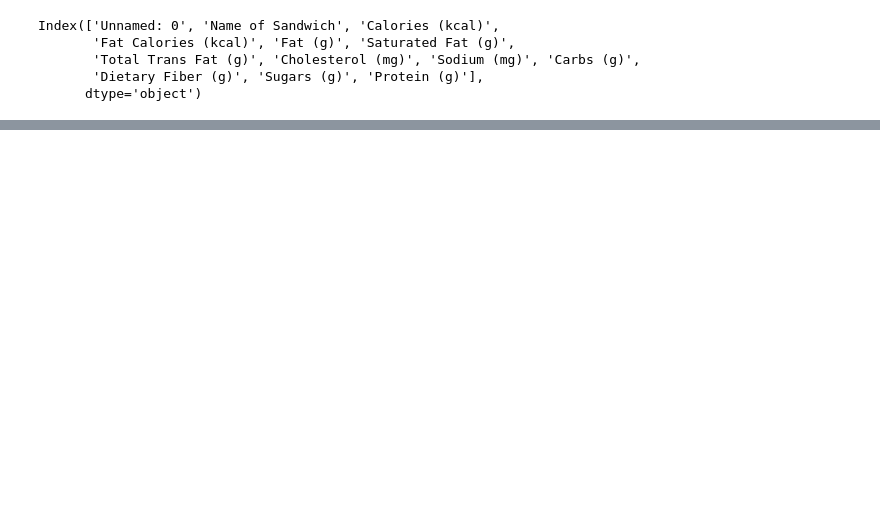
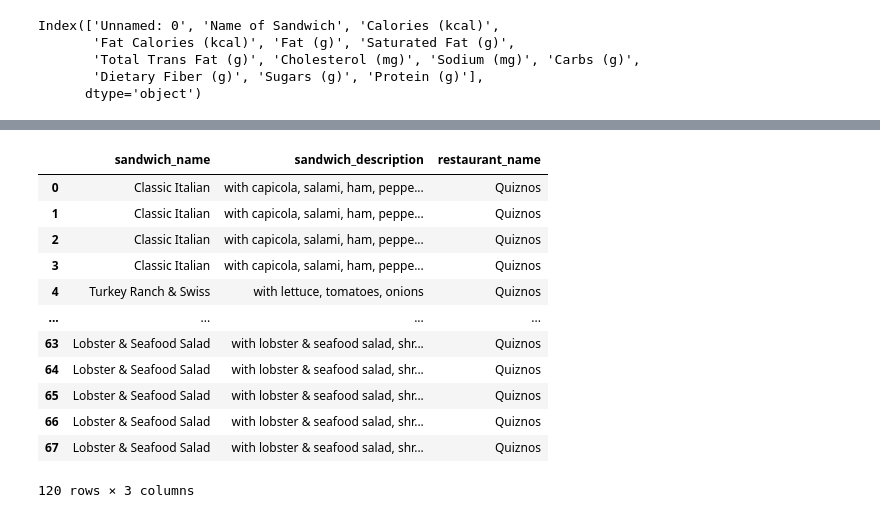
Before and after one commit to Jen-Dean/Consumer_ETL, a Jupyter notebook: Quiznos/Quiznos Sandwich Data.ipynb, the cells around one changed output, grey strips where cells are left out. Saved outputs shown, nothing was run; the diff lists cells and outputs as text; code cells hidden in the pictures; blank space fills up the shorter version.

```diff
--- a/Quiznos/Quiznos Sandwich Data.ipynb
+++ b/Quiznos/Quiznos Sandwich Data.ipynb
@@ -132,3 +134,21 @@ new
+# %%
+new = new.rename(columns = {0: 'sandwich_name',
+                     1: 'sandwich_description'})
+new
+# %% [output]
+|  | sandwich_name | sandwich_description | restaurant_name |
+| 0 | Classic Italian | with capicola, salami, ham, peppe... | Quiznos |
+| 1 | Classic Italian | with capicola, salami, ham, peppe... | Quiznos |
+| 2 | Classic Italian | with capicola, salami, ham, peppe... | Quiznos |
+| 3 | Classic Italian | with capicola, salami, ham, peppe... | Quiznos |
+| 4 | Turkey Ranch & Swiss | with lettuce, tomatoes, onions | Quiznos |
+| ... | ... | ... | ... |
+| 63 | Lobster & Seafood Salad | with lobster & seafood salad, shr... | Quiznos |
+| 64 | Lobster & Seafood Salad | with lobster & seafood salad, shr... | Quiznos |
+| 65 | Lobster & Seafood Salad | with lobster & seafood salad, shr... | Quiznos |
+| 66 | Lobster & Seafood Salad | with lobster & seafood salad, shr... | Quiznos |
+| 67 | Lobster & Seafood Salad | with lobster & seafood salad, shr... | Quiznos |
+120 rows × 3 columns
 # %%
 #drop sandwich name and description column\
 quiznos_df_reordered = quiznos_df_reordered.drop(columns = ['sandwich_name', 'sandwich_description'])
```
Also changed, not shown: parts of 13 cells of this notebook, 3 other files.
